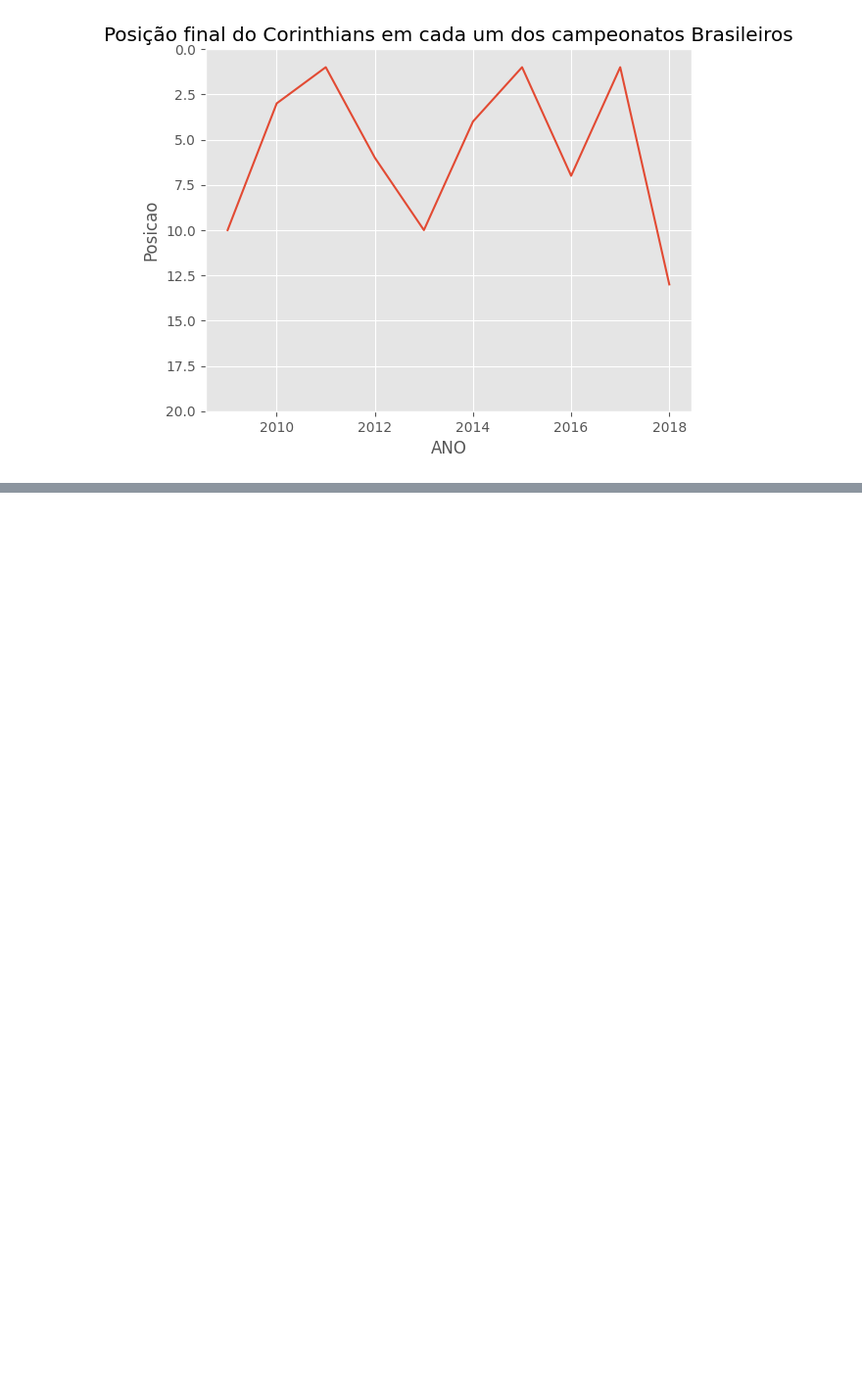
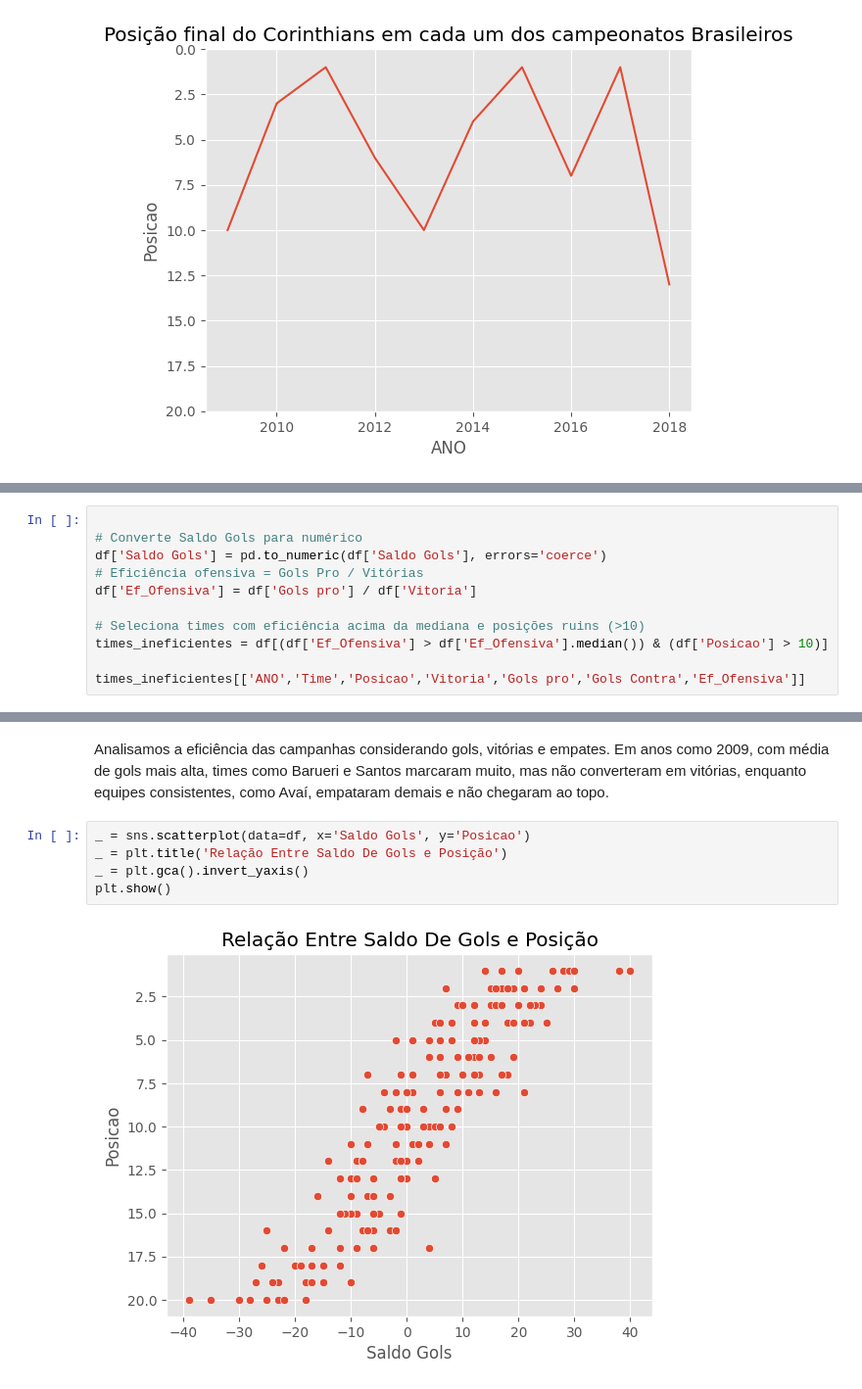
Before and after one commit to pqvinicius/brazilian-league, a Jupyter notebook: brazilian-league.ipynb, the cells around one changed output, grey strips where cells are left out. Shown at 98% size. Drawn from its saved outputs; the diff is of its cells as text; blank space fills up the shorter version.

```diff
--- a/brazilian-league.ipynb
+++ b/brazilian-league.ipynb
@@ -248,0 +388,11 @@ plt.show()
+# %%
+
+# Converte Saldo Gols para numérico
+df['Saldo Gols'] = pd.to_numeric(df['Saldo Gols'], errors='coerce')
+# Eficiência ofensiva = Gols Pro / Vitórias
+df['Ef_Ofensiva'] = df['Gols pro'] / df['Vitoria']
+
+# Seleciona times com eficiência acima da mediana e posições ruins (>10)
+times_ineficientes = df[(df['Ef_Ofensiva'] > df['Ef_Ofensiva'].median()) & (df['Posicao'] > 10)]
+
+times_ineficientes[['ANO','Time','Posicao','Vitoria','Gols pro','Gols Contra','Ef_Ofensiva']]
@@ -248,0 +431,9 @@ plt.show()
+# %% [markdown]
+Analisamos a eficiência das campanhas considerando gols, vitórias e empates. Em anos como 2009, com média de gols mais alta, times como Barueri e Santos marcaram muito, mas não converteram em vitórias, enquanto equipes consistentes, como Avaí, empataram demais e não chegaram ao topo.
+# %%
+_ = sns.scatterplot(data=df, x='Saldo Gols', y='Posicao')
+_ = plt.title('Relação Entre Saldo De Gols e Posição')
+_ = plt.gca().invert_yaxis()
+plt.show()
+# %% [output]
+[figure, added]
```
Also changed, not shown: parts of 19 cells of this notebook.
